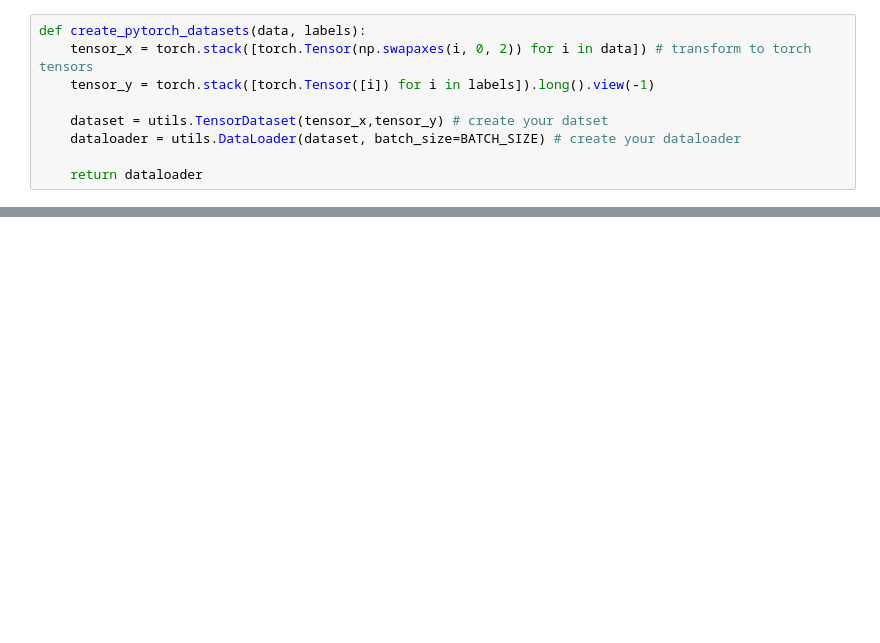
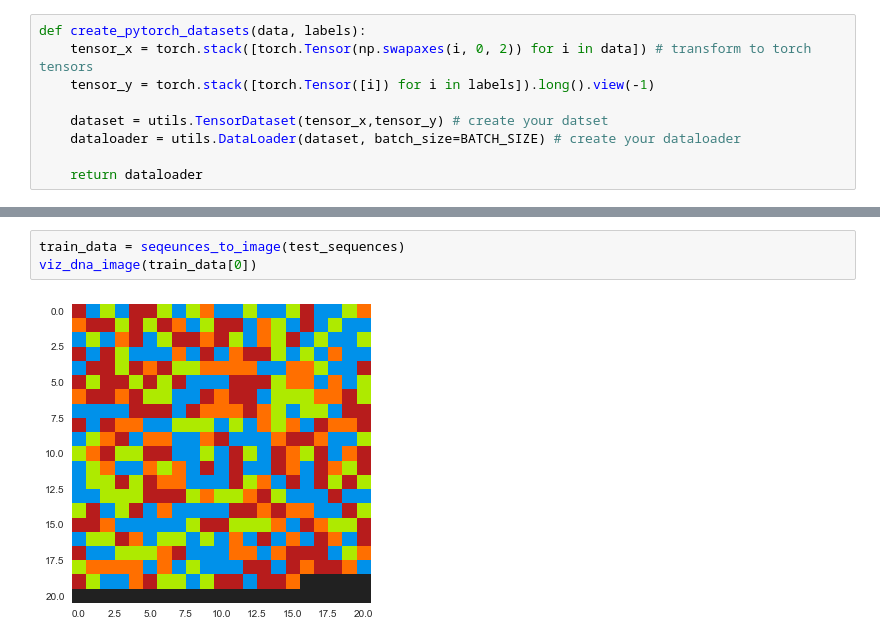
Before and after one commit to srivathsapv/cgda_project, a Jupyter notebook: notebooks/CNN - DNA QRCode Based.ipynb, the cells around one changed output, grey strips where cells are left out. Drawn from its saved outputs; the diff is of its cells as text; blank space fills up the shorter version.

```diff
--- a/notebooks/CNN - DNA QRCode Based.ipynb
+++ b/notebooks/CNN - DNA QRCode Based.ipynb
@@ -111,3 +137,8 @@ test_dataloader = create_pytorch_datasets(test_data, test_labels)
+# %%
+train_data = seqeunces_to_image(test_sequences)
+viz_dna_image(train_data[0])
+# %% [output]
+[figure, added]
 # %%
 class SimpleCNN(nn.Module):
 
```
Also changed, not shown: parts of 25 cells of this notebook.
